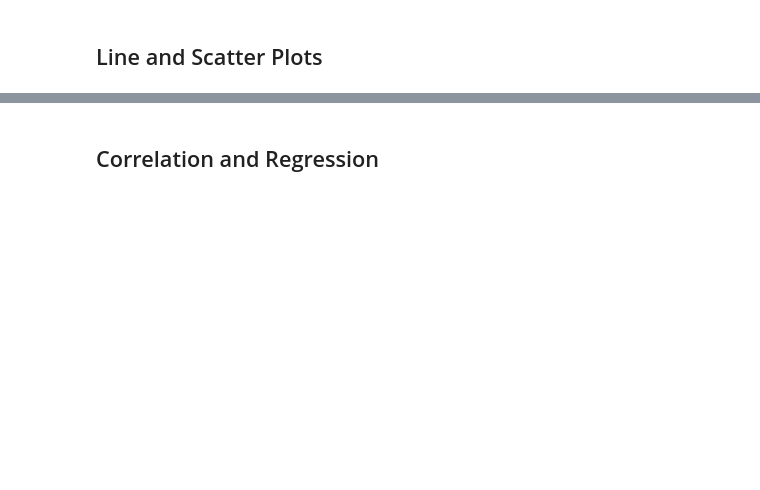
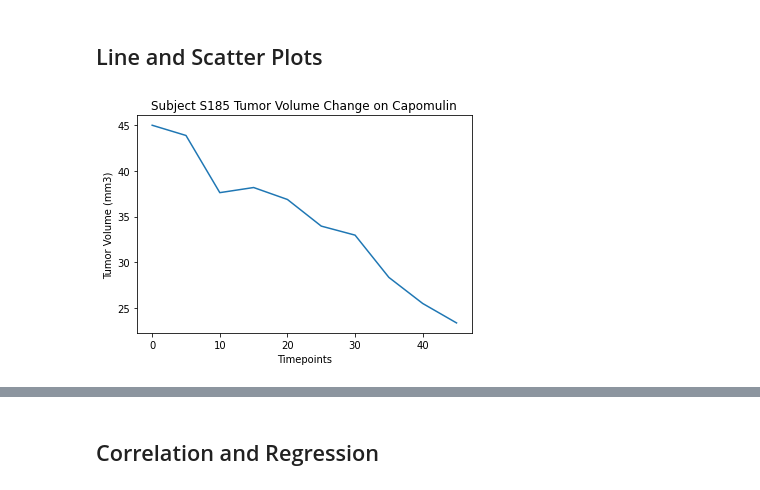
Before and after one commit to kimchikimchi/05-Pymaceuticals, a Jupyter notebook: pymaceuticals_starter.ipynb, the cells around one changed output, grey strips where cells are left out. Cells and saved outputs as stored; diff of their text form; code cells hidden in the pictures; blank space fills up the shorter version.

```diff
--- a/pymaceuticals_starter.ipynb
+++ b/pymaceuticals_starter.ipynb
@@ -267,3 +279,14 @@ No outliers
 ## Line and Scatter Plots
 # %%
 # Generate a line plot of tumor volume vs. time point for a mouse treated with Capomulin
+# Just pick one.
+sample_data = mouse_data[mouse_data['Mouse ID'] == 's185']
+sample_data.head()
+
+plt.plot(sample_data['Timepoint'], sample_data['Tumor Volume (mm3)'])
+plt.title("Subject S185 Tumor Volume Change on Capomulin")
+plt.xlabel("Timepoints")
+plt.ylabel("Tumor Volume (mm3)")
+plt.show()
+# %% [output]
+[figure, added]
```
Also changed, not shown: parts of 4 cells of this notebook.
